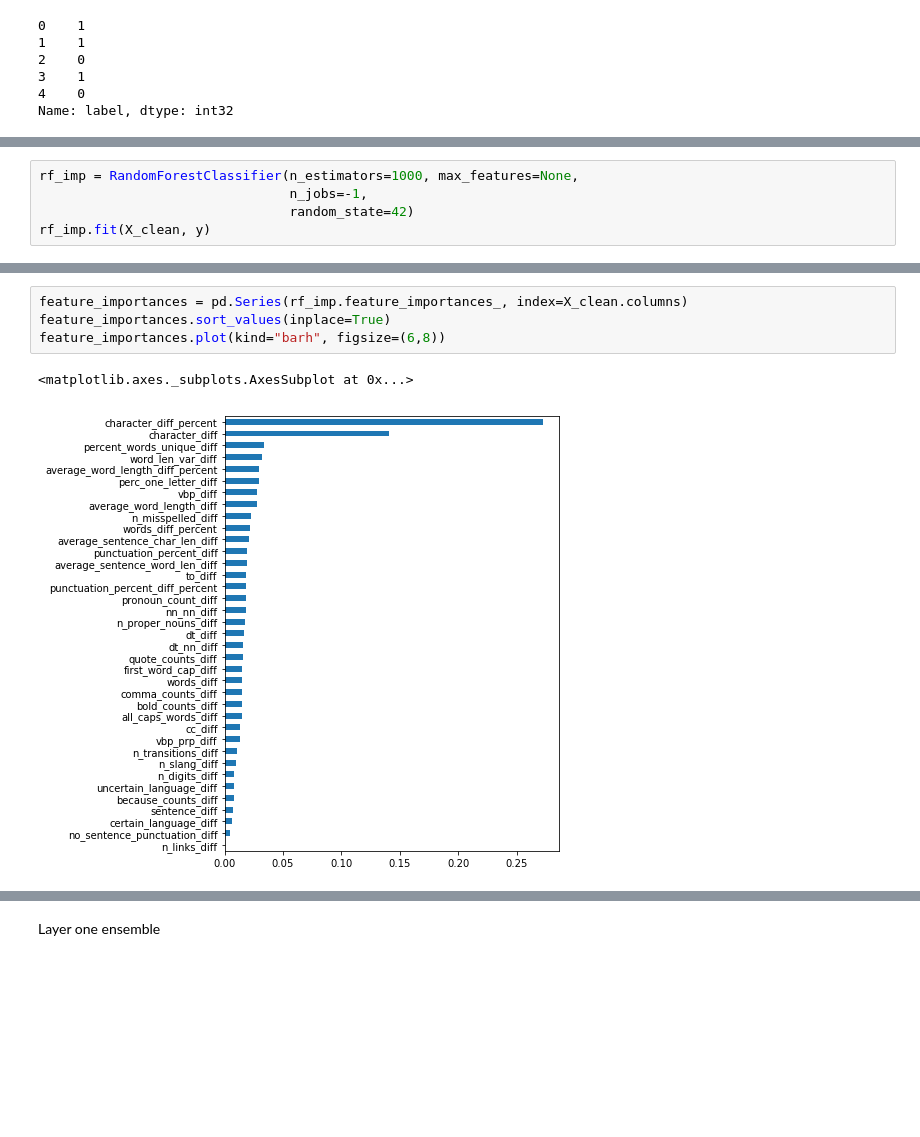
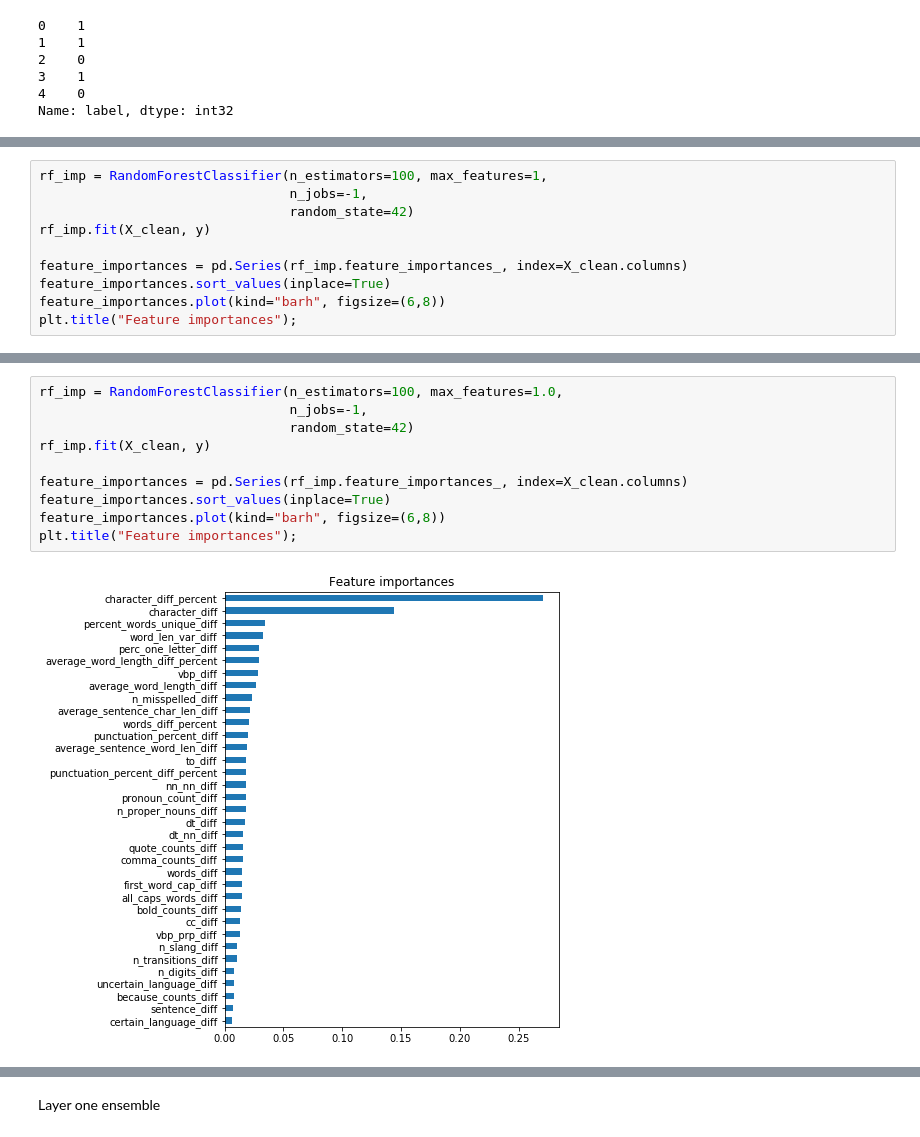
Before and after one commit to JasonSanchez/debate_comparison, a Jupyter notebook: Debate classification.ipynb, the cells around one changed output, grey strips where cells are left out. Drawn from its saved outputs; the diff is of its cells as text; blank space fills up the shorter version.

```diff
--- a/Debate classification.ipynb
+++ b/Debate classification.ipynb
@@ -481,6 +499,11 @@ Feature importances
 # %%
-rf_imp = RandomForestClassifier(n_estimators=1000, max_features=None,
+rf_imp = RandomForestClassifier(n_estimators=100, max_features=1,
                                 n_jobs=-1,
                                 random_state=42)
 rf_imp.fit(X_clean, y)
+
+feature_importances = pd.Series(rf_imp.feature_importances_, index=X_clean.columns)
+feature_importances.sort_values(inplace=True)
+feature_importances.plot(kind="barh", figsize=(6,8))
+plt.title("Feature importances");
 # %% [output]
@@ -493,10 +511,15 @@ RandomForestClassifier(bootstrap=True, class_weight=None, criterion='gini',
 # %%
+rf_imp = RandomForestClassifier(n_estimators=100, max_features=1.0,
+                                n_jobs=-1,
+                                random_state=42)
+rf_imp.fit(X_clean, y)
+
 feature_importances = pd.Series(rf_imp.feature_importances_, index=X_clean.columns)
 feature_importances.sort_values(inplace=True)
 feature_importances.plot(kind="barh", figsize=(6,8))
+plt.title("Feature importances");
 # %% [output]
-<matplotlib.axes._subplots.AxesSubplot at 0x...>
-[figure, old version]
+[figure, new version]
 # %%
 feature_importances.sort_values(ascending=False)
 # %% [output]
```
Also changed, not shown: parts of 41 cells of this notebook.
